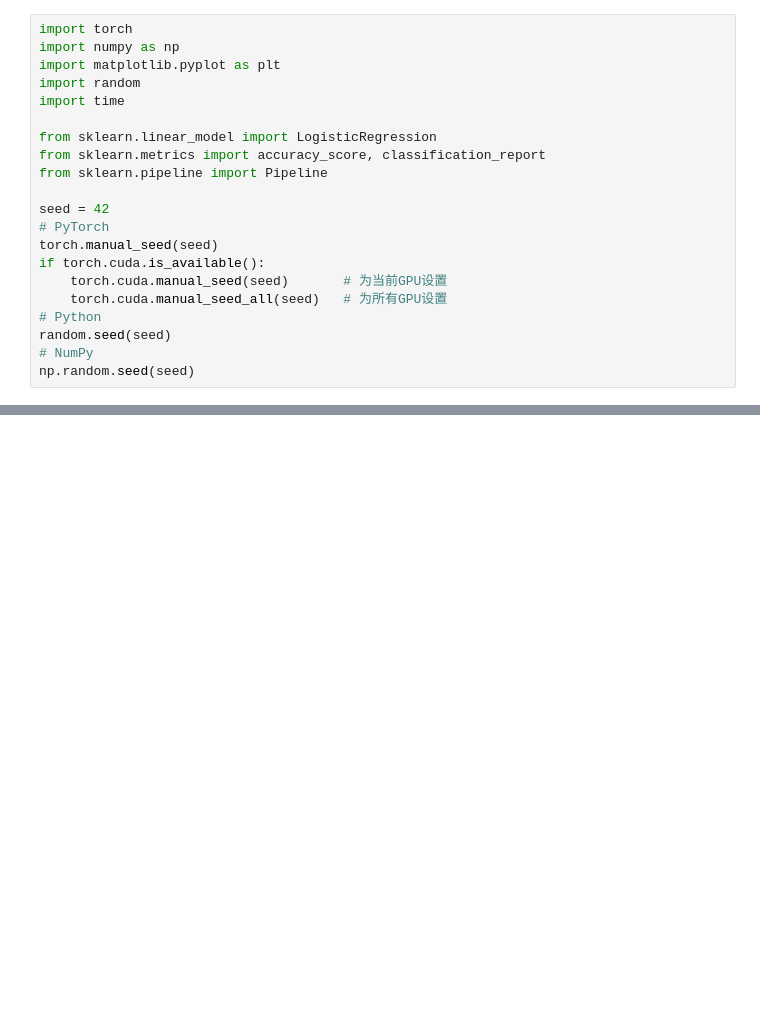
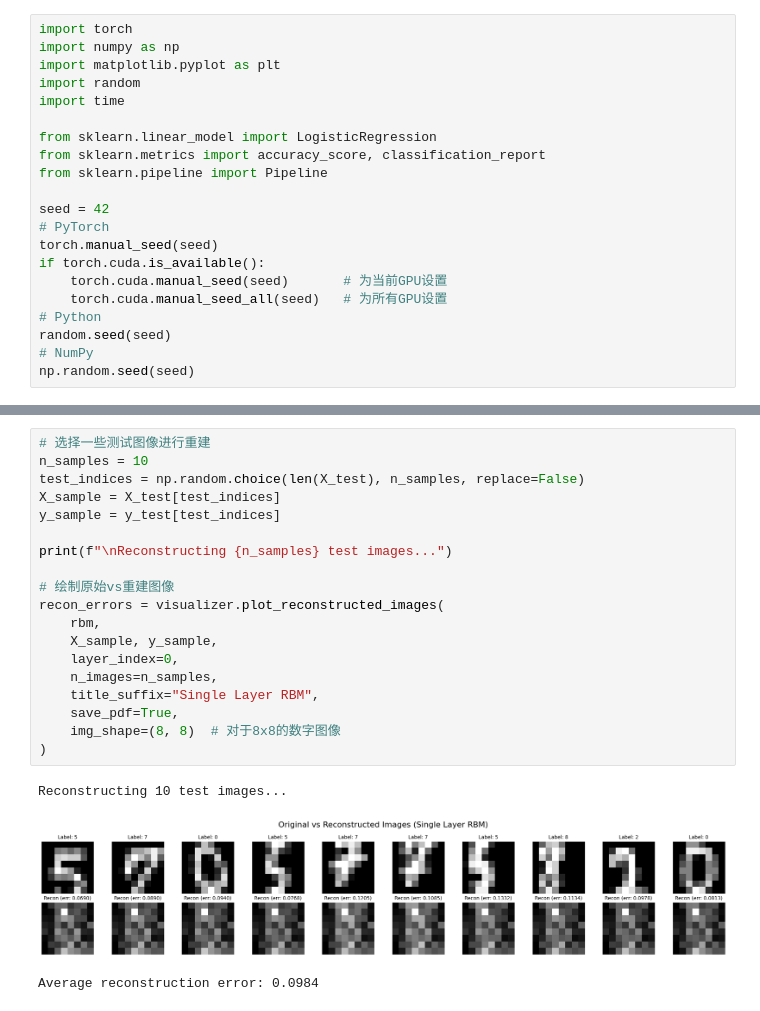
Before and after one commit to qboson/kaiwu-pytorch-plugin, a Jupyter notebook: example/rbm_digits/rbm_digits.ipynb, the cells around one changed output, grey strips where cells are left out. Cells and saved outputs as stored; diff of their text form; blank space fills up the shorter version.

```diff
--- a/example/rbm_digits/rbm_digits.ipynb
+++ b/example/rbm_digits/rbm_digits.ipynb
@@ -221 +223,24 @@ visualizer.plot_confusion_matrix(y_test, pip_pred, title_suffix="RBM Features",
 [figure]
+# %%
+# 选择一些测试图像进行重建
+n_samples = 10
+test_indices = np.random.choice(len(X_test), n_samples, replace=False)
+X_sample = X_test[test_indices]
+y_sample = y_test[test_indices]
+
+print(f"\nReconstructing {n_samples} test images...")
+
+# 绘制原始vs重建图像
+recon_errors = visualizer.plot_reconstructed_images(
+    rbm,
+    X_sample, y_sample,
+    layer_index=0,
+    n_images=n_samples,
+    title_suffix="Single Layer RBM",
+    save_pdf=True,
+    img_shape=(8, 8)  # 对于8x8的数字图像
+)
+# %% [output]
+Reconstructing 10 test images...
+[figure, added]
+Average reconstruction error: 0.0984
```
Also changed, not shown: parts of 3 cells of this notebook.
